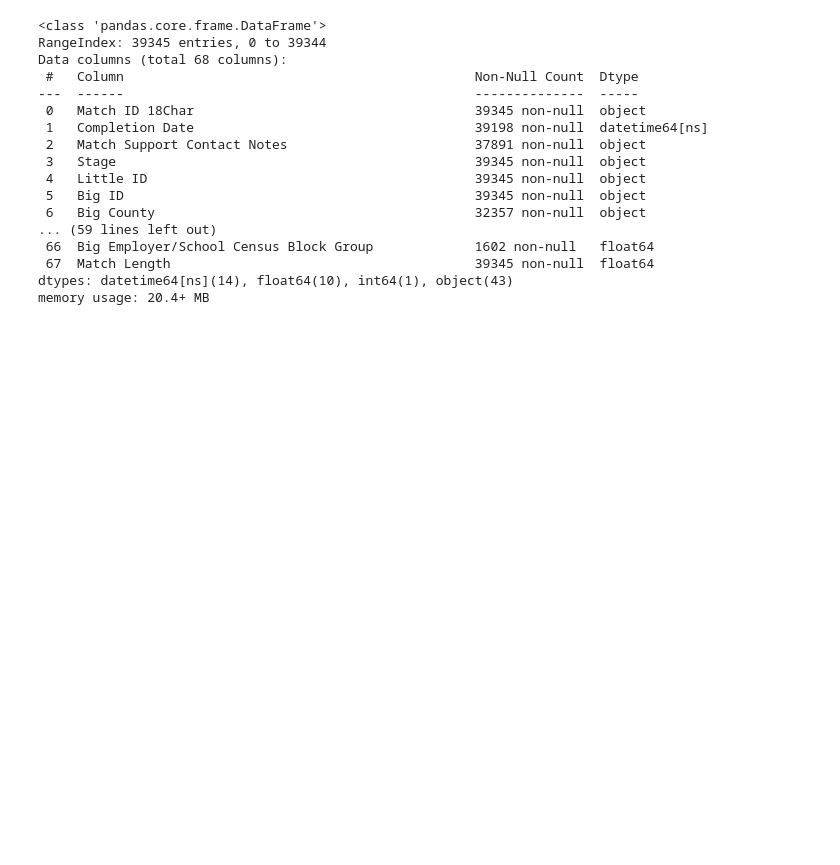
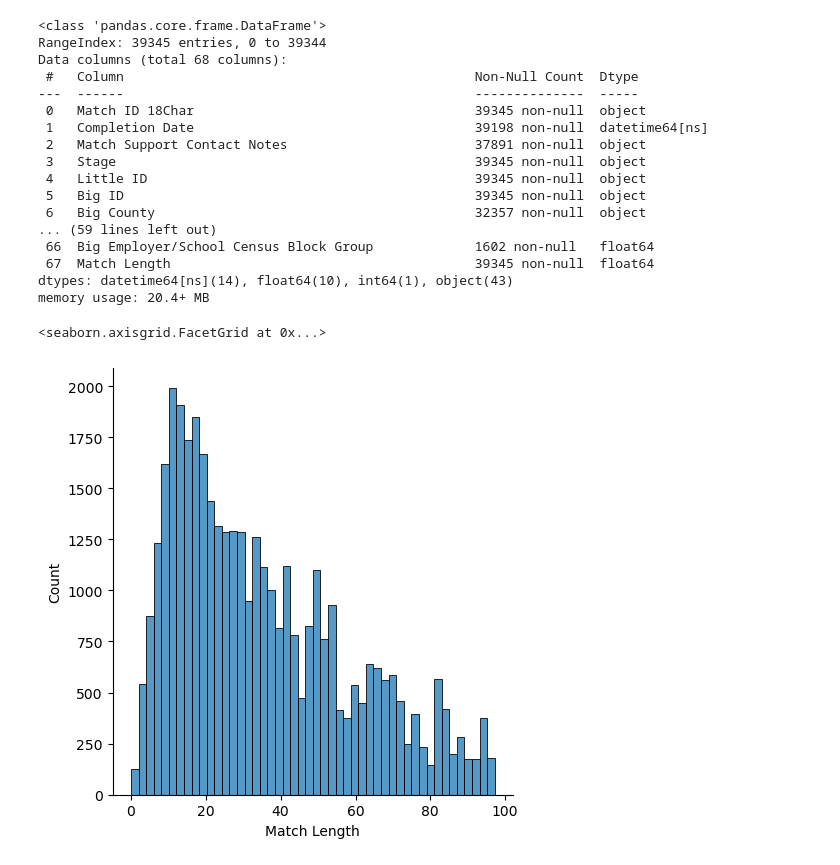
Before and after one commit to wgraysonp/sett-theorists-minne-analytics, a Jupyter notebook: explore/will_eda.ipynb, the cells around one changed output. Saved outputs shown, nothing was run; the diff lists cells and outputs as text; code cells hidden in the pictures; blank space fills up the shorter version.

```diff
--- a/explore/will_eda.ipynb
+++ b/explore/will_eda.ipynb
@@ -48,3 +48,8 @@ Data columns (total 68 columns):
  67  Match Length                                       39345 non-null  float64
 dtypes: datetime64[ns](14), float64(10), int64(1), object(43)
 memory usage: 20.4+ MB
+# %%
+sns.displot(df, x='Match Length')
+# %% [output]
+<seaborn.axisgrid.FacetGrid at 0x...>
+[figure, added]
```
